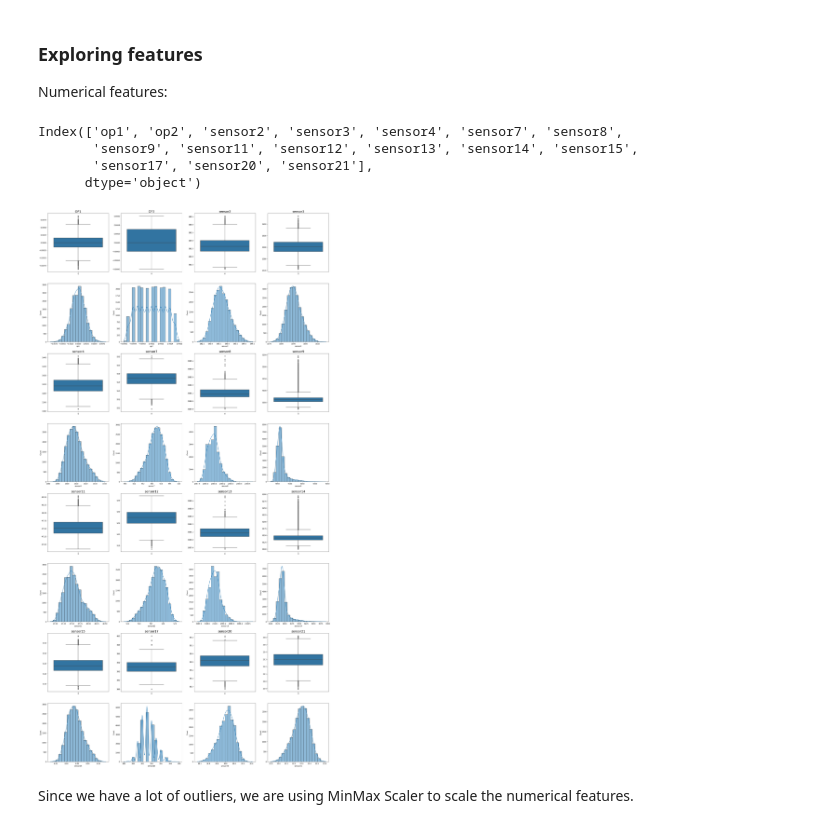
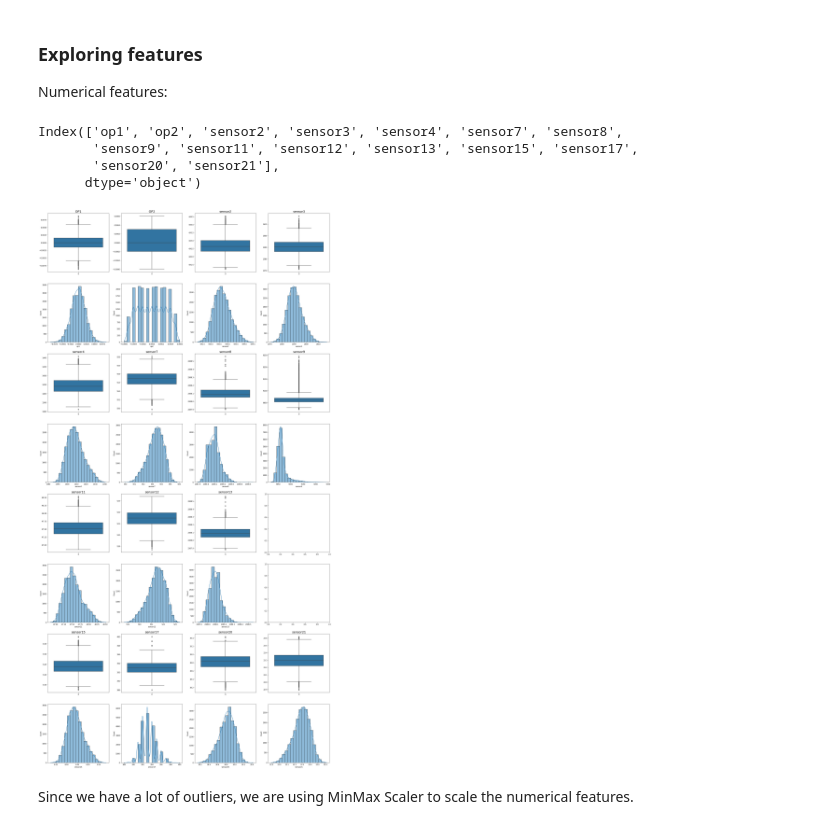
Before and after one commit to gmatos51/turbofan_rul_prediction, a Jupyter notebook: notebooks/Untitled.ipynb, the cells around one changed output. Saved outputs shown, nothing was run; the diff lists cells and outputs as text; code cells hidden in the pictures.

```diff
--- a/notebooks/Untitled.ipynb
+++ b/notebooks/Untitled.ipynb
@@ -165,3 +194,5 @@ train_df.drop(columns = ['unit_number','cycle_number','op3','sensor1','sensor5',
+# %%
+train_df.drop(columns = ['sensor14'], inplace = True)
 # %% [markdown]
 ## EDA - Exploratory Data Analysis
 # %%
@@ -187,8 +218,8 @@ Numerical features:
 X.columns
 # %% [output]
 Index(['op1', 'op2', 'sensor2', 'sensor3', 'sensor4', 'sensor7', 'sensor8',
-       'sensor9', 'sensor11', 'sensor12', 'sensor13', 'sensor14', 'sensor15',
-       'sensor17', 'sensor20', 'sensor21'],
+       'sensor9', 'sensor11', 'sensor12', 'sensor13', 'sensor15', 'sensor17',
+       'sensor20', 'sensor21'],
       dtype='object')
 # %%
 fig, axs = plt.subplots(8, 4, figsize=(30,60))
@@ -248,37 +279,37 @@ sns.histplot(data = train_df.sensor12, ax = axs[5,1], bins = 20, kde = True)
 #sensor13
 axs[4,2].set_title( "sensor13" , size = 18 )
 sns.boxplot(data=train_df.sensor13, ax = axs[4,2])
 sns.histplot(data = train_df.sensor13, ax = axs[5,2], bins = 20, kde = True)
 
 #sensor14
-axs[4,3].set_title( "sensor14" , size = 18 )
-sns.boxplot(data=train_df.sensor14, ax = axs[4,3])
-sns.histplot(data = train_df.sensor14, ax = axs[5,3], bins = 20, kde = True)
+# axs[4,3].set_title( "sensor14" , size = 18 )
+# sns.boxplot(data=train_df.sensor14, ax = axs[4,3])
+# sns.histplot(data = train_df.sensor14, ax = axs[5,3], bins = 20, kde = True)
 
 #sensor15
 axs[6,0].set_title( "sensor15" , size = 18 )
 sns.boxplot(data=train_df.sensor15, ax = axs[6,0])
 sns.histplot(data = train_df.sensor15, ax = axs[7,0], bins = 20, kde = True)
 
 #sensor17
 axs[6,1].set_title( "sensor17" , size = 18 )
 sns.boxplot(data=train_df.sensor17, ax = axs[6,1])
 sns.histplot(data = train_df.sensor17, ax = axs[7,1], bins = 20, kde = True)
 
 #sensor20
 axs[6,2].set_title( "sensor20" , size = 18 )
 sns.boxplot(data=train_df.sensor20, ax = axs[6,2])
 sns.histplot(data = train_df.sensor20, ax = axs[7,2], bins = 20, kde = True)
 
 #sensor21
 axs[6,3].set_title( "sensor21" , size = 18 )
 sns.boxplot(data=train_df.sensor21, ax = axs[6,3])
 sns.histplot(data = train_df.sensor21, ax = axs[7,3], bins = 20, kde = True)
 
 
 plt.show()
 # %% [output]
-[figure, old version]
+[figure, new version]
 # %% [markdown]
 Since we have a lot of outliers, we are using MinMax Scaler to scale the numerical features.
 # %% [markdown]
```
Also changed, not shown: parts of 13 cells of this notebook.
